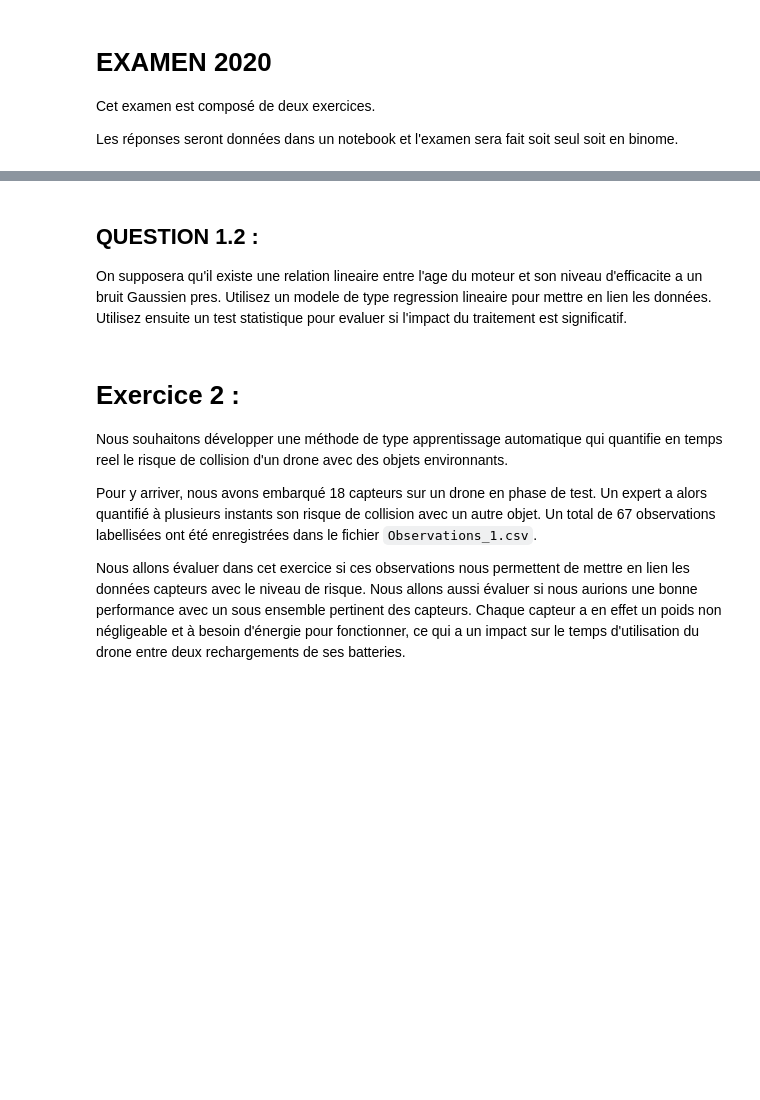
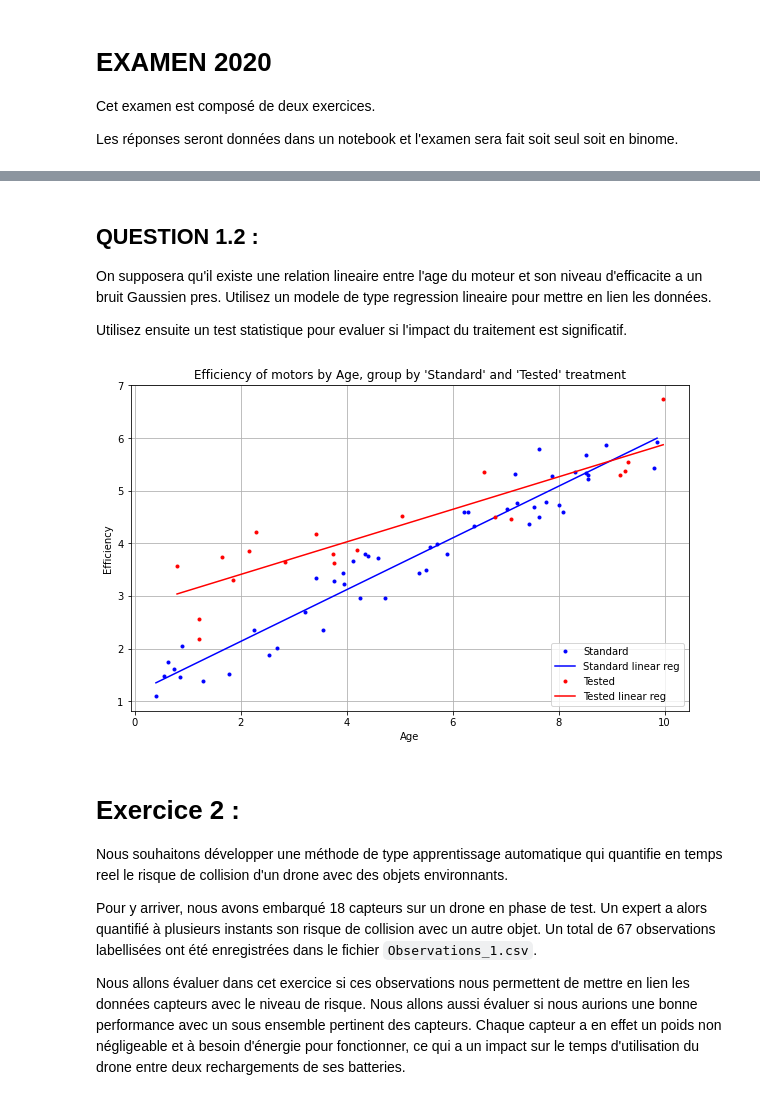
Before and after one commit to LudovicSterlin/ssd-aml-modele-lineaire, a Jupyter notebook: TPnote_ModeleLineaire/Examen_ModeleLineaire_2020.ipynb, the cells around one changed output, grey strips where cells are left out. Cells and saved outputs as stored; diff of their text form; code cells hidden in the pictures; blank space fills up the shorter version.

```diff
--- a/TPnote_ModeleLineaire/Examen_ModeleLineaire_2020.ipynb
+++ b/TPnote_ModeleLineaire/Examen_ModeleLineaire_2020.ipynb
@@ -27,3 +74,34 @@ dataframe=pandas.read_csv("./Observations_2.csv",sep=' ')
 # %% [markdown]
 ## QUESTION 1.2 :
-On supposera qu'il existe une relation lineaire entre l'age du moteur et son niveau d'efficacite a un bruit Gaussien pres. Utilisez un modele de type regression lineaire pour mettre en lien les données. Utilisez ensuite un test statistique pour evaluer si l'impact du traitement est significatif.
+On supposera qu'il existe une relation lineaire entre l'age du moteur et son niveau d'efficacite a un bruit Gaussien pres. Utilisez un modele de type regression lineaire pour mettre en lien les données.
+
+Utilisez ensuite un test statistique pour evaluer si l'impact du traitement est significatif.
+# %%
+# Seperating data in two dataframe
+Standard = dataframe2.loc[dataframe2["Treatment"] == "Standard"].sort_values(by='Age')
+Tested = dataframe2.loc[dataframe2["Treatment"] == "Tested"].sort_values(by='Age')
+
+# making linear regression on each one of them
+lrs = LinearRegression()
+lrs.fit(Standard.Age[:, np.newaxis], Standard.Efficiency)
+
+lrt = LinearRegression()
+lrt.fit(Tested.Age[:, np.newaxis], Tested.Efficiency)
+
+# Plotting the data in one same graph
+fig = plt.figure(figsize=(10,6))
+
+plt.plot(Standard.Age, Standard.Efficiency, 'b.')
+plt.plot(Standard.Age, lrs.predict(Standard.Age[:, np.newaxis]), 'b-')
+
+plt.plot(Tested.Age, Tested.Efficiency, 'r.')
+plt.plot(Tested.Age, lrt.predict(Tested.Age[:, np.newaxis]), 'r-')
+
+plt.xlabel('Age')
+plt.ylabel('Efficiency')
+plt.legend(['Standard', 'Standard linear reg', 'Tested', 'Tested linear reg'], loc='lower right')
+plt.title("Efficiency of motors by Age, group by 'Standard' and 'Tested' treatment")
+plt.grid()
+plt.show()
+# %% [output]
+[figure, added]
```
Also changed, not shown: parts of 28 cells of this notebook, 1 other file.
